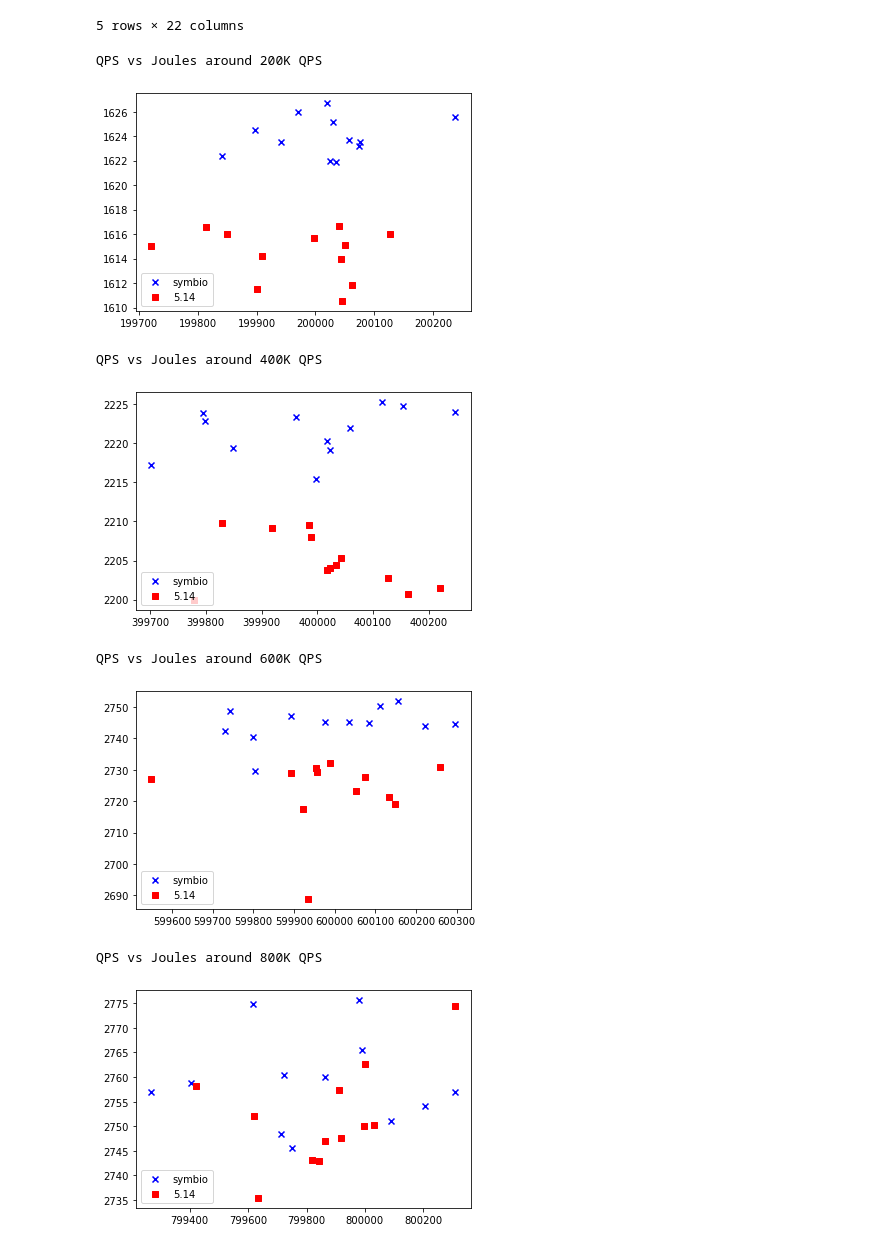
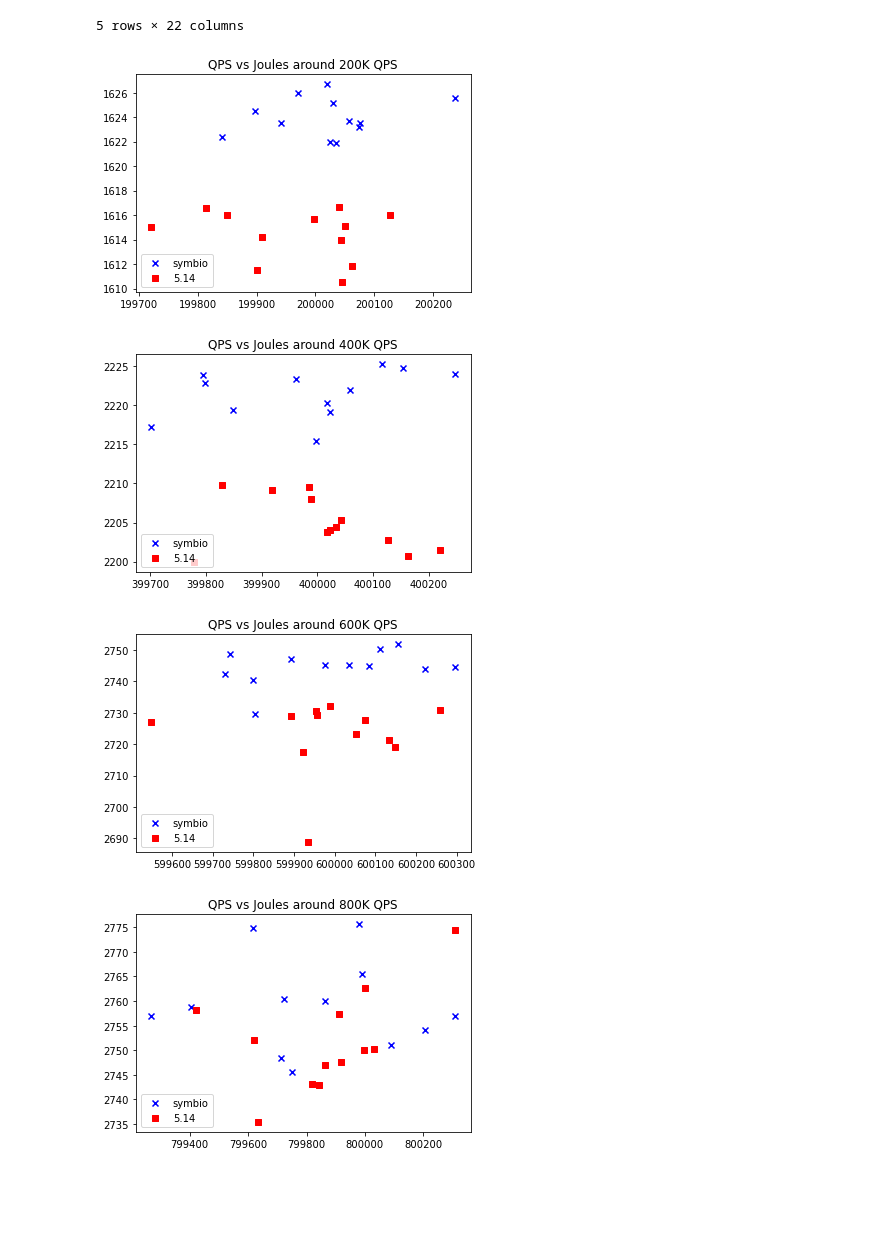
Before and after one commit to like101101/energy_trace_experiment_scripts, a Jupyter notebook: mcd/like/Visualization.ipynb, the cells around one changed output. Drawn from its saved outputs; the diff is of its cells as text; code cells hidden in the pictures; blank space fills up the shorter version.

Commit message:
Fixed Title

```diff
--- a/mcd/like/Visualization.ipynb
+++ b/mcd/like/Visualization.ipynb
@@ -30,40 +30,35 @@ df1.head()
 # %%
 def plot_by_QPS(loc1, loc2, qps):
     df1 = sorted_df(symbio_location,qps)
     df2 = sorted_df(linux_location,qps)
     qps1 = df1['measure_QPS'].tolist()
     joules1 = df1['joules'].tolist()
     qps2 = df2['measure_QPS'].tolist()
     joules2 = df2['joules'].tolist()
     fig = plt.figure()
-    #plt.title('QPS vs Joules at' + str(qps/1000)+ 'K')
     ax1 = fig.add_subplot(111)
     ax1.scatter(qps1,joules1, c='b', marker='x', label='symbio')
     ax1.scatter(qps2,joules2, c='r', marker='s', label='5.14')
     plt.legend(loc='lower left')
-    print ('QPS vs Joules around ' + str(int(qps/1000))+ 'K QPS')
+    plt.title('QPS vs Joules around ' + str(int(qps/1000))+ 'K QPS')
     plt.show()
 
 
 plot_by_QPS(symbio_location, linux_location, qps_list[0])
 # %% [output]
-QPS vs Joules around 200K QPS
-[figure, old version]
+[figure, new version]
 # %%
 plot_by_QPS(symbio_location, linux_location, qps_list[1])
 # %% [output]
-QPS vs Joules around 400K QPS
-[figure, old version]
+[figure, new version]
 # %%
 plot_by_QPS(symbio_location, linux_location, qps_list[2])
 # %% [output]
-QPS vs Joules around 600K QPS
-[figure, old version]
+[figure, new version]
 # %%
 plot_by_QPS(symbio_location, linux_location, qps_list[3])
 # %% [output]
-QPS vs Joules around 800K QPS
-[figure, old version]
+[figure, new version]
 # %%
 plot_by_QPS(symbio_location, linux_location, qps_list[4])
 # %% [output]
```
Also changed, not shown: parts of 11 cells of this notebook.
